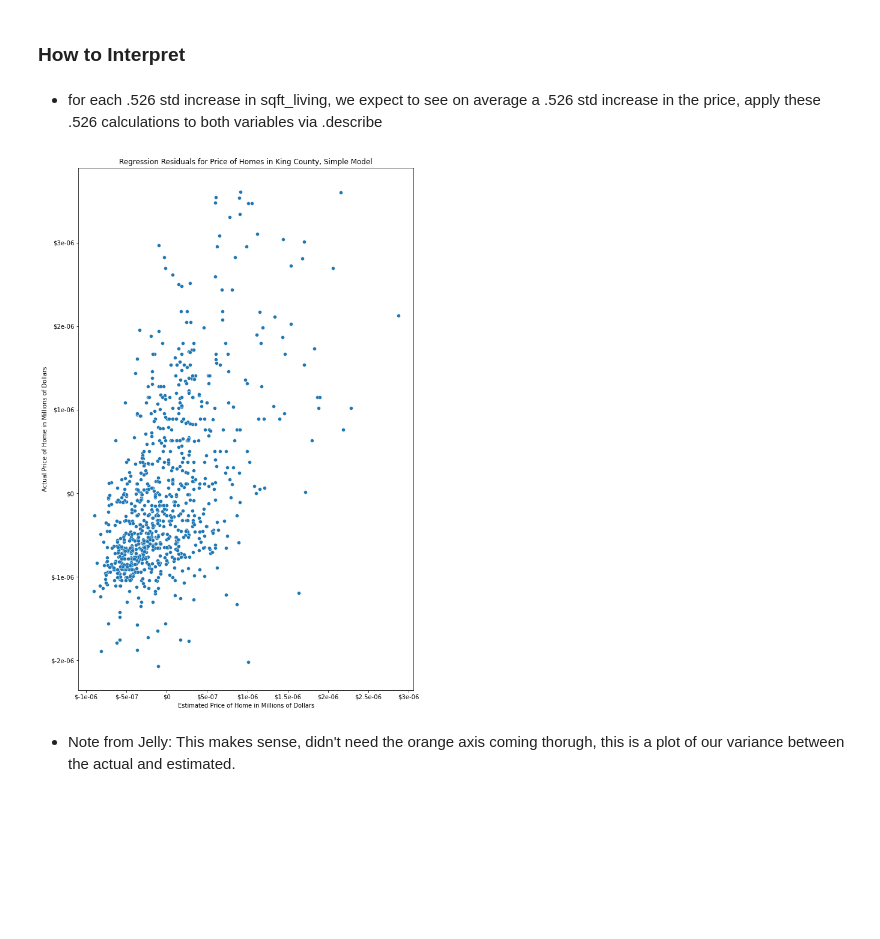
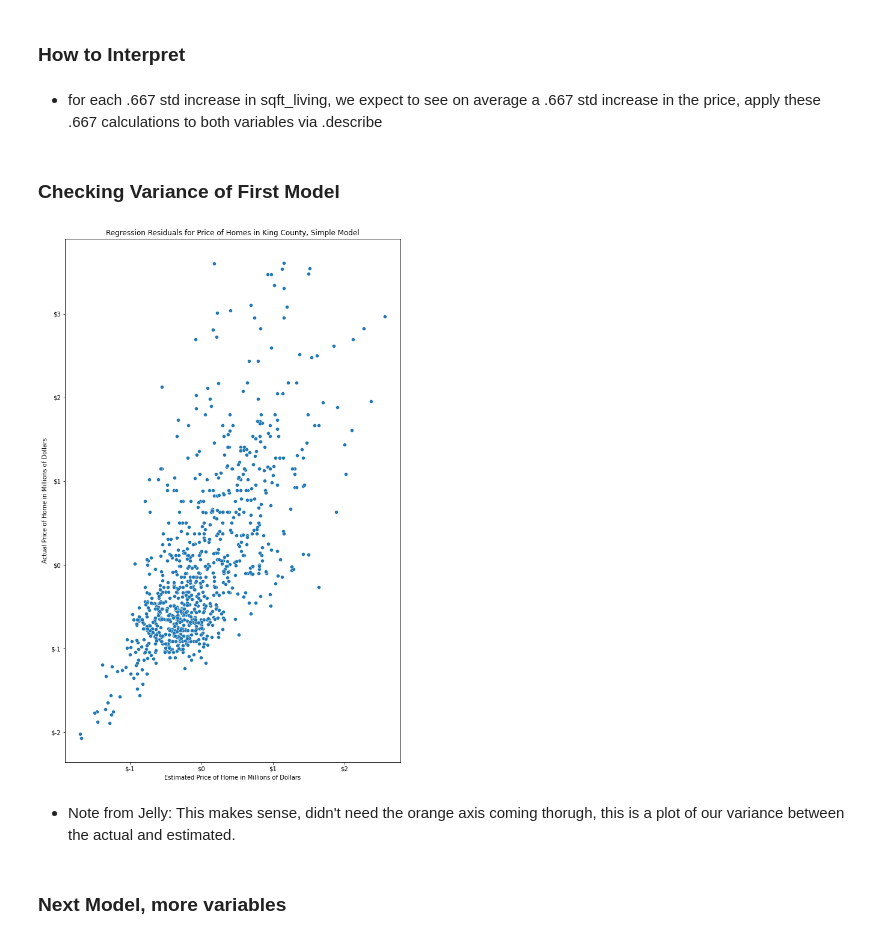
Before and after one commit to albertcchen/dsc-phase-2-project, a Jupyter notebook: albert-sklearn-standard-scalar-draft.ipynb, the cells around one changed output. Drawn from its saved outputs; the diff is of its cells as text; code cells hidden in the pictures; blank space fills up the shorter version.

Commit message:
additional modeling work

```diff
--- a/albert-sklearn-standard-scalar-draft.ipynb
+++ b/albert-sklearn-standard-scalar-draft.ipynb
@@ -181,13 +209,13 @@ Validation score: 0.2469067267218594
 # %%
-X_train_simple_model = X_train[['sqft_living']]
-X_test_simple_model = X_test[['sqft_living']]
+X_train_simple_model = X_train[['price_sqft']]
+X_test_simple_model = X_test[['price_sqft']]
 
 splitter = ShuffleSplit(n_splits=3, test_size=0.25, random_state=1337)
 
 simple_model = LinearRegression()
 simple_model.fit(X_train_simple_model,y_train)
 
-simple_model_scores = cross_validate(estimator=simple_model, X=df[['sqft_living']], y=df.price, return_train_score=True, cv=splitter)
+simple_model_scores = cross_validate(estimator=simple_model, X=new_df[['sqft_living']], y=new_df.price, return_train_score=True, cv=splitter)
 
 simple_predict_train = simple_model.predict(X_train_simple_model)
 simple_predict_test = simple_model.predict(X_test_simple_model)
@@ -243,20 +271,26 @@ Name: price, dtype: float64
 # %% [markdown]
 ### How to Interpret
 # %% [markdown]
-- for each .526 std increase in sqft_living, we expect to see on average a .526 std increase in the price, apply these .526 calculations to both variables via .describe
+- for each .667 std increase in sqft_living, we expect to see on average a .667 std increase in the price, apply these .667 calculations to both variables via .describe
+# %% [markdown]
+### Checking Variance of First Model
 # %%
 fig, ax = plt.subplots(figsize = (10,16))
 
-sns.scatterplot(x = simple_predict_test, y = y_test)
+sns.scatterplot(x = simple_predict_test, y = y_test, ax=ax)
 ax.set_title('Regression Residuals for Price of Homes in King County, Simple Model')
 ax.set_xlabel('Estimated Price of Home in Millions of Dollars')
 ax.set_ylabel('Actual Price of Home in Millions of Dollars')
 ax.ticklabel_format(style='plain')
+millions = ticker.FuncFormatter(lambda x, pos: '${0:g}'.format(x))
 ax.yaxis.set_major_formatter(millions)
 ax.xaxis.set_major_formatter(millions)
-x,y = [range(0,4,1)],[range(0,4,1)]
+x,y = [range(0, 4, 1)],[range(0, 4, 1)]
+
 plt.show()
 # %% [output]
-[figure, old version]
+[figure, new version]
 # %% [markdown]
 - Note from Jelly: This makes sense, didn't need the orange axis coming thorugh, this is a plot of our variance between the actual and estimated.
+# %% [markdown]
+### Next Model, more variables
```
Also changed, not shown: parts of 12 cells of this notebook, 1 other file.
